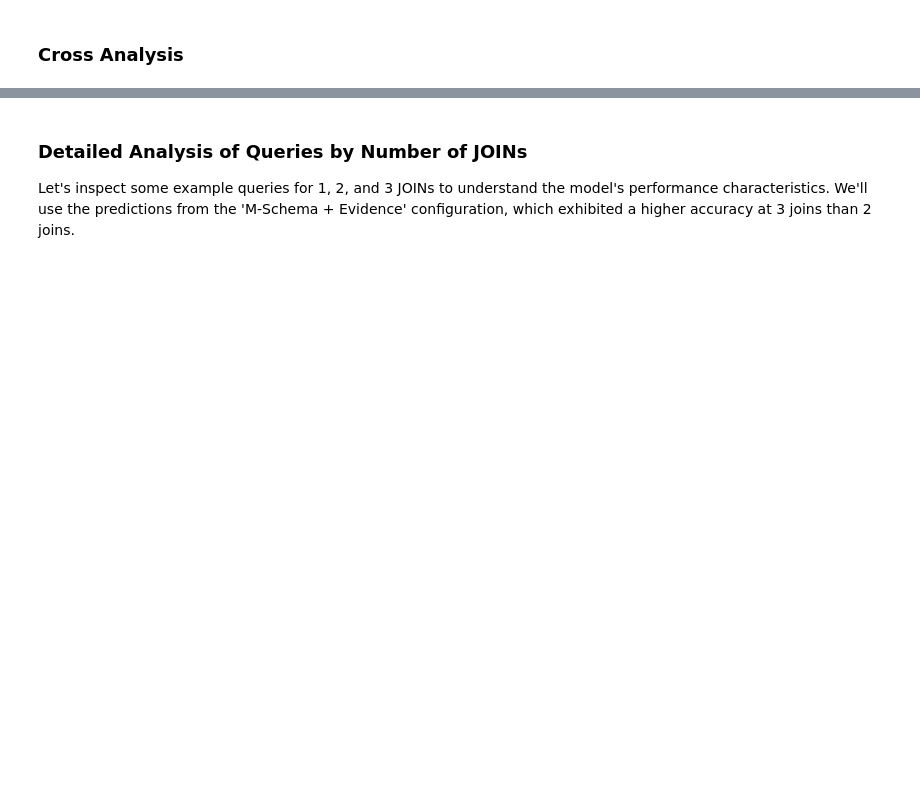
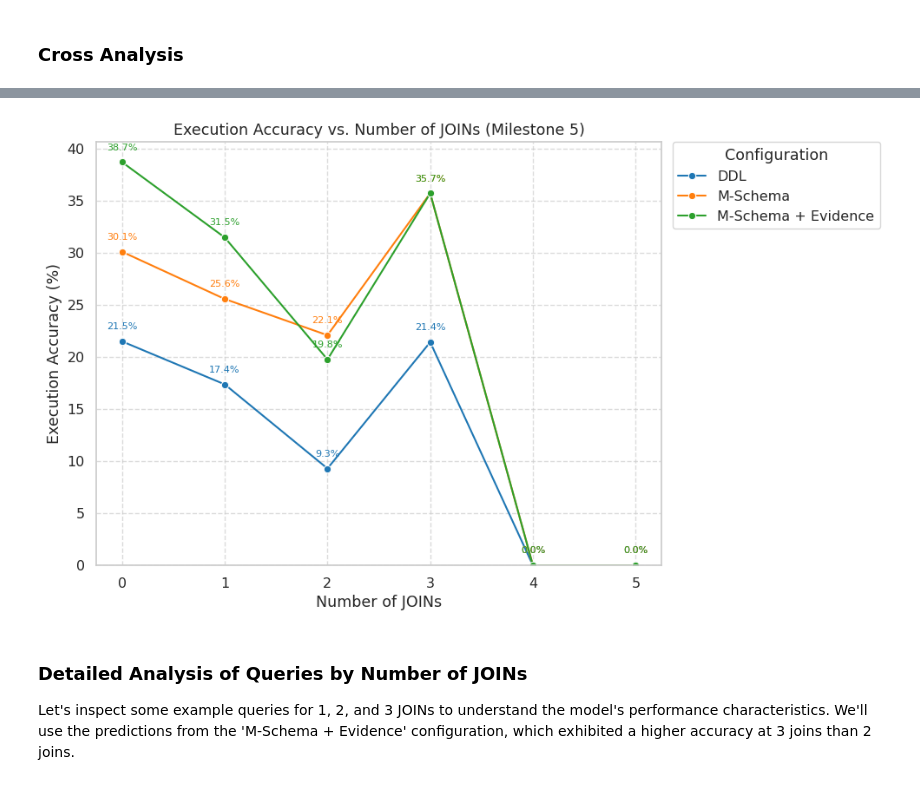
Before and after one commit to siddhant-192/Group-10-DS-and-AI-Lab-Project, a Jupyter notebook: notebooks/m5_final_evaluation.ipynb, the cells around one changed output, grey strips where cells are left out. Cells and saved outputs as stored; diff of their text form; code cells hidden in the pictures; blank space fills up the shorter version.

```diff
--- a/notebooks/m5_final_evaluation.ipynb
+++ b/notebooks/m5_final_evaluation.ipynb
@@ -822,7 +1005,7 @@ from pathlib import Path
 import pandas as pd
 
 # Define paths to taxonomy summary files
-base_path = Path("/content/drive/MyDrive/Group-10-DS-and-AI-Lab-Project/evidence/milestone5")
+base_path = Path("/content/repo/evidence/milestone5")
 
 ddl_taxonomy_path = base_path / "evaluation_ddl" / "error_taxonomy_summary.json"
 mschema_taxonomy_path = base_path / "evaluation_mschema" / "error_taxonomy_summary_mschema.json"
@@ -881,33 +1064,35 @@ else:
         palette=config_palette
     )
 
     plt.title('Execution Accuracy vs. Number of JOINs (Milestone 5)')
     plt.ylabel('Execution Accuracy (%)')
     plt.xlabel('Number of JOINs')
 
     # Ensure unique join counts are shown on x-axis, handling cases where df might be empty
     if not df_join_accuracy['Num_Joins'].empty:
         plt.xticks(df_join_accuracy['Num_Joins'].unique())
 
     plt.ylim(bottom=0) # Start y-axis from 0
 
     # Add labels to points
     for config in df_join_accuracy['Configuration'].unique():
         subset = df_join_accuracy[df_join_accuracy['Configuration'] == config]
         for i, row in subset.iterrows():
             ax.text(row['Num_Joins'], row['Execution_Accuracy'] + 1, # Offset label slightly above point
                     f'{row["Execution_Accuracy"]:.1f}%',
                     color=config_palette[config], ha='center', va='bottom', fontsize=8)
 
     plt.legend(title='Configuration', bbox_to_anchor=(1.02, 1), loc='upper left', borderaxespad=0.)
     plt.grid(True, linestyle='--', alpha=0.7)
 
     plt.tight_layout()
 
     output_fig_dir = base_path / "figures"
     output_fig_dir.mkdir(parents=True, exist_ok=True)
     plt.savefig(output_fig_dir / "milestone5_accuracy_vs_joins_comparison.png", dpi=150, bbox_inches="tight")
     plt.show()
+# %% [output]
+[figure, added]
 # %% [markdown]
 ### Detailed Analysis of Queries by Number of JOINs
 
```
Also changed, not shown: parts of 21 cells of this notebook.
